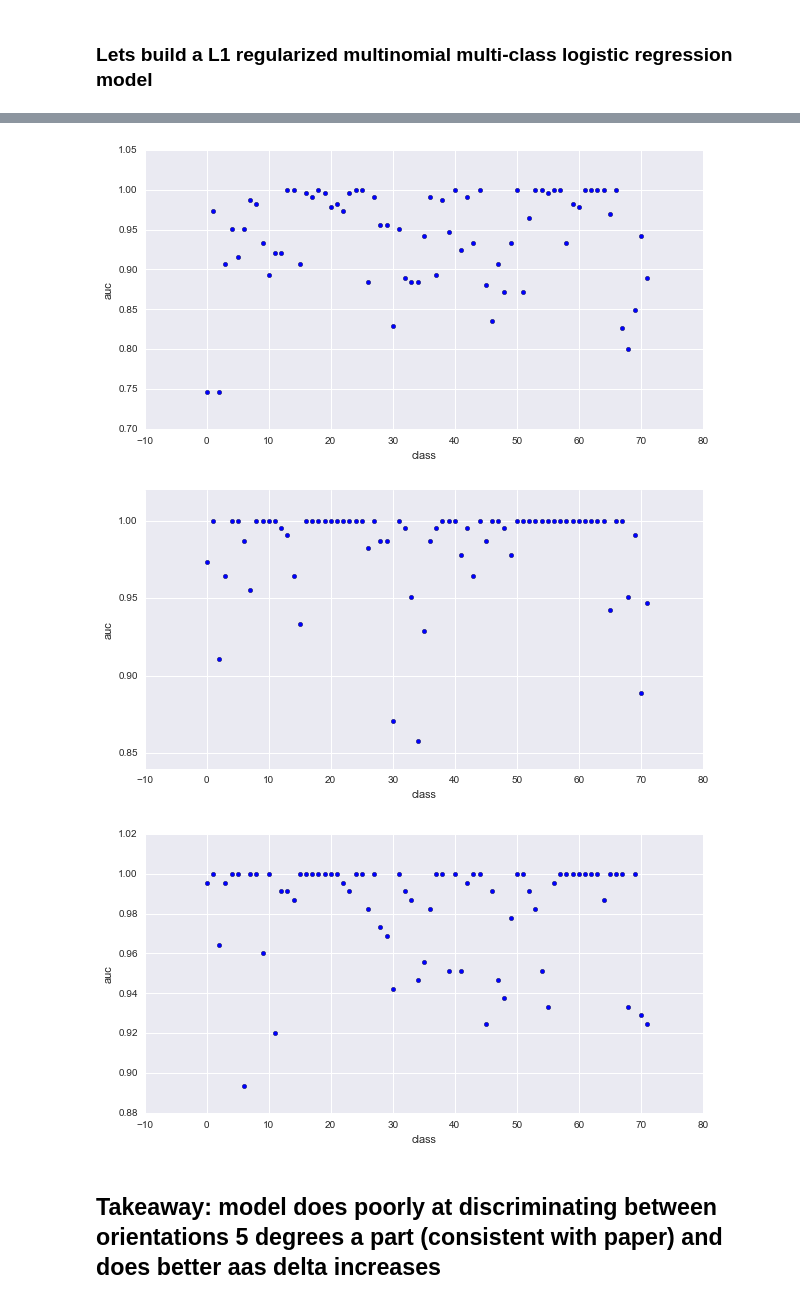
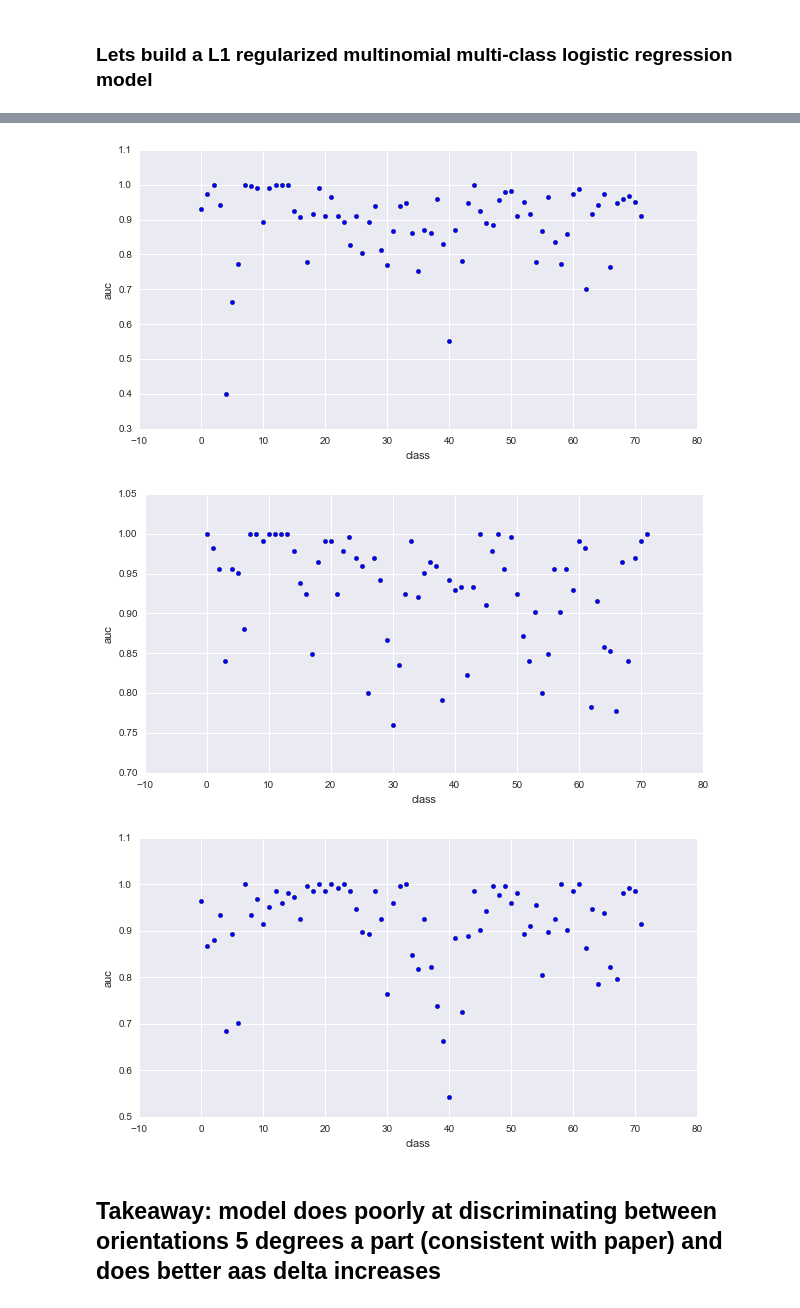
Before and after one commit to fdamani/neural_decoding_macaque_visual_graf2011, a Jupyter notebook: src/notebooks/data_processing_with_tuning_curves.ipynb, the cells around one changed output, grey strips where cells are left out. Cells and saved outputs as stored; diff of their text form; code cells hidden in the pictures.

```diff
--- a/src/notebooks/data_processing_with_tuning_curves.ipynb
+++ b/src/notebooks/data_processing_with_tuning_curves.ipynb
@@ -100,10 +111,16 @@ recording session.
 def normalize_spike_counts(spike_counts, num_orientations, num_neurons, num_repeats):
     '''
         Normalize by variance of spike counts
-        FIX: this is incorrect.
+            for each trial
+                square spike counts across (neurons, orientations) then sum across neurons
+                divide the square of each spike count by the summed squared spike counts across neurons
+
+        PROBLEM: mean tuning curve gives same mean for all entries
     '''
     spike_counts_norm = np.zeros((num_orientations, num_neurons, num_repeats))
     for i in range(num_repeats):
-        variance_sum = np.sum(spike_counts[:, :, i]**2, axis = 1)
-        spike_counts_norm[:, :, i] = (spike_counts[:, :, i]**2) / variance_sum.reshape(-1,1)
+        variance_sum = np.sum(spike_counts[:, :, i]**2, axis = 1).reshape(-1,1)
+        spike_counts_norm[:, :, i] = (spike_counts[:, :, i]**2) / np.tile(variance_sum, num_neurons)
     return spike_counts_norm
+# %%
+x = normalize_spike_counts(spike_counts, num_orientations, num_neurons, num_repeats)
@@ -333,9 +320,9 @@ def evaluate_one_versus_one(y_test, scores, delta):
     plt.xlabel('class')
     plt.ylabel('auc')
 # %%
-evaluate_one_versus_one(y_test, proba_test, 1)
-evaluate_one_versus_one(y_test, proba_test, 2)
-evaluate_one_versus_one(y_test, proba_test, 5)
-evaluate_one_versus_one(y_test, proba_test, 10)
-evaluate_one_versus_one(y_test, proba_test, 20)
+evaluate_one_versus_one(y_test, scores_test, 1)
+evaluate_one_versus_one(y_test, scores_test, 2)
+evaluate_one_versus_one(y_test, scores_test, 5)
+evaluate_one_versus_one(y_test, scores_test, 10)
+evaluate_one_versus_one(y_test, scores_test, 20)
 # %% [output]
@@ -344,5 +331,5 @@ evaluate_one_versus_one(y_test, proba_test, 20)
-[figure, old version]
+[figure, new version]
-[figure, old version]
+[figure, new version]
-[figure, old version]
+[figure, new version]
 # %% [markdown]
 ## Takeaway: model does poorly at discriminating between orientations 5 degrees a part (consistent with paper) and does better aas delta increases
```
Also changed, not shown: parts of 102 cells of this notebook.
